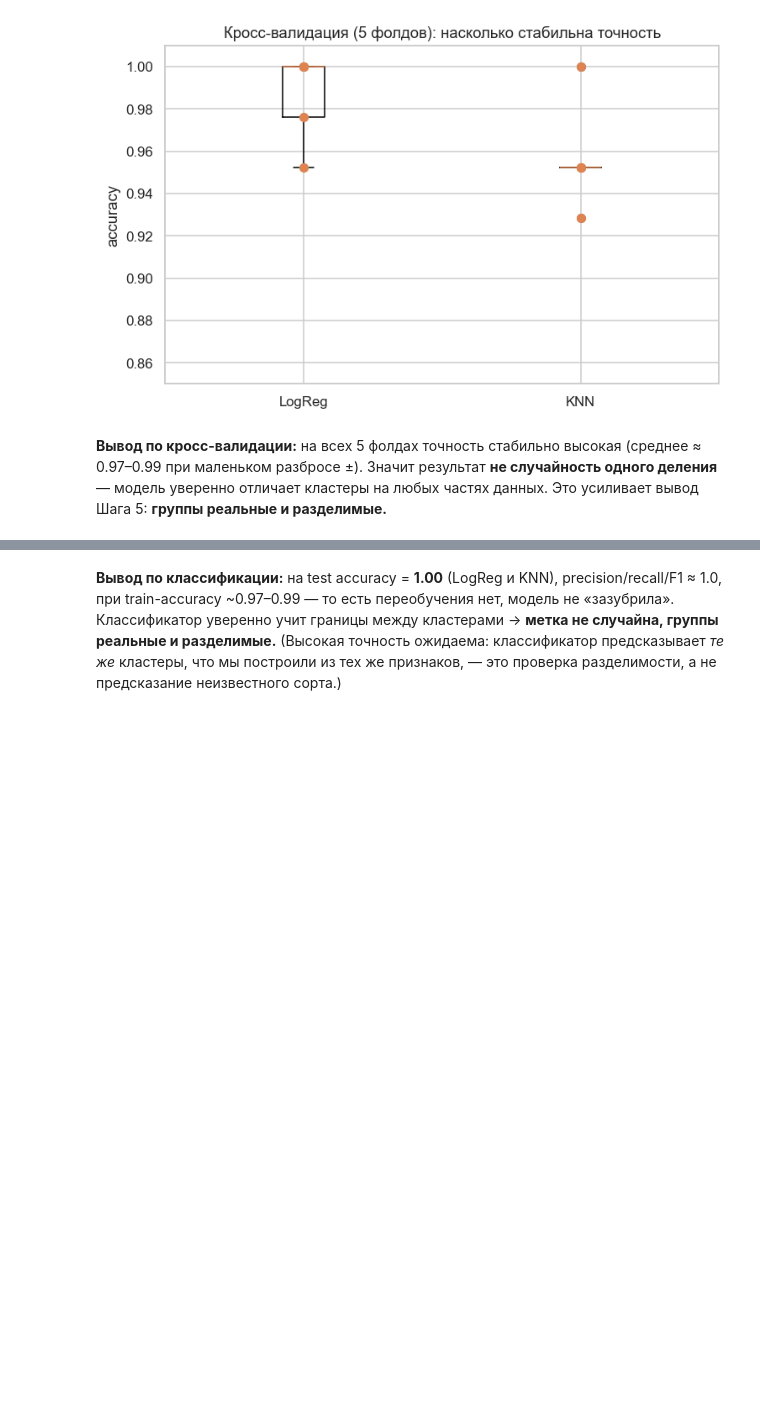
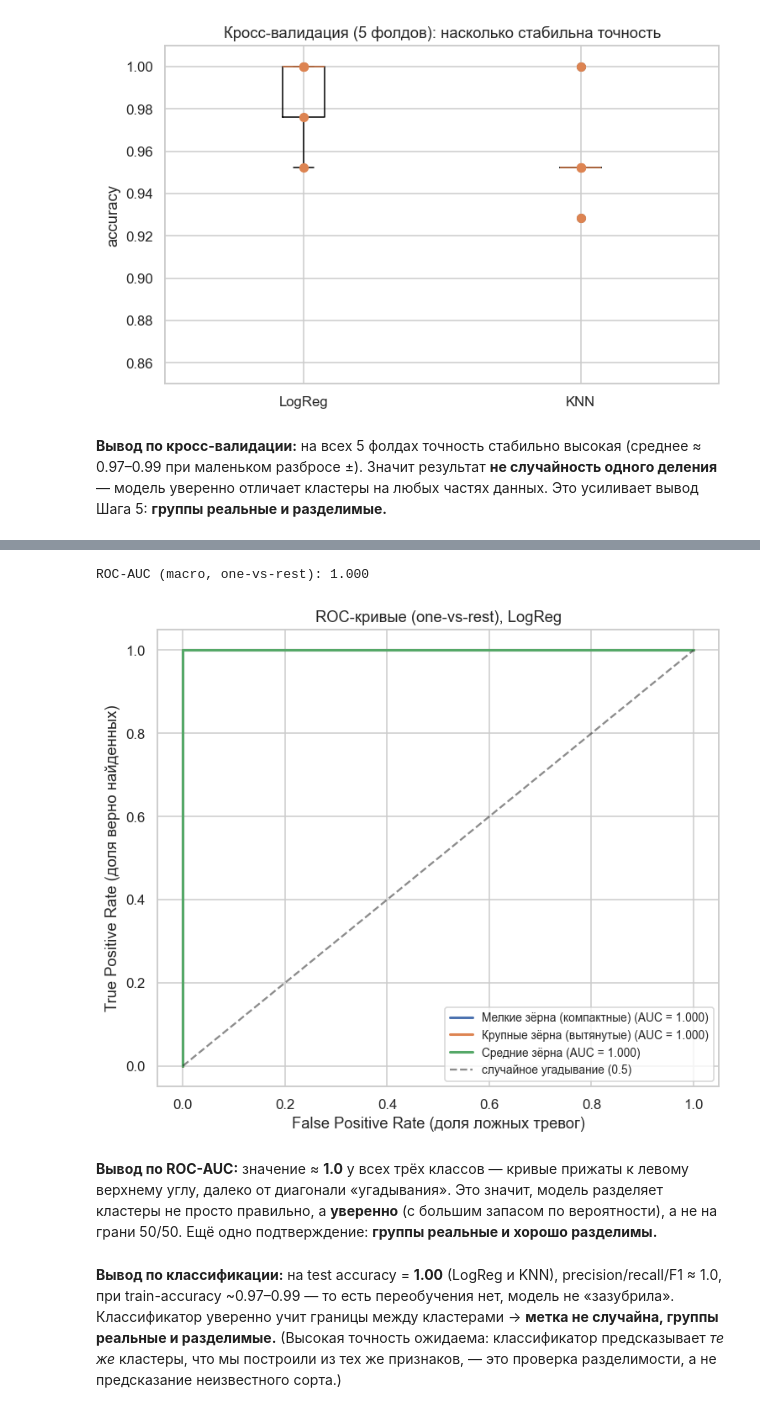
Before and after one commit to ynsvrs/seeds, a Jupyter notebook: Day 8.ipynb, the cells around one changed output, grey strips where cells are left out. Saved outputs shown, nothing was run; the diff lists cells and outputs as text; code cells hidden in the pictures; blank space fills up the shorter version.

Commit message:
Add ROC-AUC (one-vs-rest) with per-class ROC curves to Step 5
Co-Authored-By: Claude Opus 4.8 (1M context) <noreply@anthropic.com>

```diff
--- a/Day 8.ipynb
+++ b/Day 8.ipynb
@@ -652,3 +655,31 @@ plt.tight_layout(); plt.show()
+# %%
+# ROC-AUC по принципу "один против всех" (One-vs-Rest) для LogReg
+from sklearn.preprocessing import label_binarize
+from sklearn.metrics import roc_curve, auc, roc_auc_score
+
+classes = sorted(y.unique())
+y_te_bin = label_binarize(y_te, classes=classes)   # истинные метки как 0/1 по каждому классу
+y_score = best.predict_proba(X_te)                 # вероятности классов от модели
+
+macro_auc = roc_auc_score(y_te, y_score, multi_class="ovr",
+                          average="macro", labels=classes)
+print(f"ROC-AUC (macro, one-vs-rest): {macro_auc:.3f}")
+
+plt.figure(figsize=(7, 6))
+for i, cl in enumerate(classes):
+    fpr, tpr, _ = roc_curve(y_te_bin[:, i], y_score[:, i])
+    plt.plot(fpr, tpr, lw=2, label=f"{size_names[cl]} (AUC = {auc(fpr, tpr):.3f})")
+plt.plot([0, 1], [0, 1], "k--", alpha=.5, label="случайное угадывание (0.5)")
+plt.xlabel("False Positive Rate (доля ложных тревог)")
+plt.ylabel("True Positive Rate (доля верно найденных)")
+plt.title("ROC-кривые (one-vs-rest), LogReg")
+plt.legend(loc="lower right", fontsize=9)
+plt.tight_layout(); plt.show()
+# %% [output]
+ROC-AUC (macro, one-vs-rest): 1.000
+[figure, added]
+# %% [markdown]
+**Вывод по ROC-AUC:** значение ≈ **1.0** у всех трёх классов — кривые прижаты к левому верхнему углу, далеко от диагонали «угадывания». Это значит, модель разделяет кластеры не просто правильно, а **уверенно** (с большим запасом по вероятности), а не на грани 50/50. Ещё одно подтверждение: **группы реальные и хорошо разделимы.**
 # %% [markdown]
 **Вывод по классификации:** на test accuracy = **1.00** (LogReg и KNN), precision/recall/F1 ≈ 1.0,
 при train-accuracy ~0.97–0.99 — то есть переобучения нет, модель не «зазубрила». Классификатор уверенно
```
Also changed, not shown: parts of 1 cell of this notebook.
